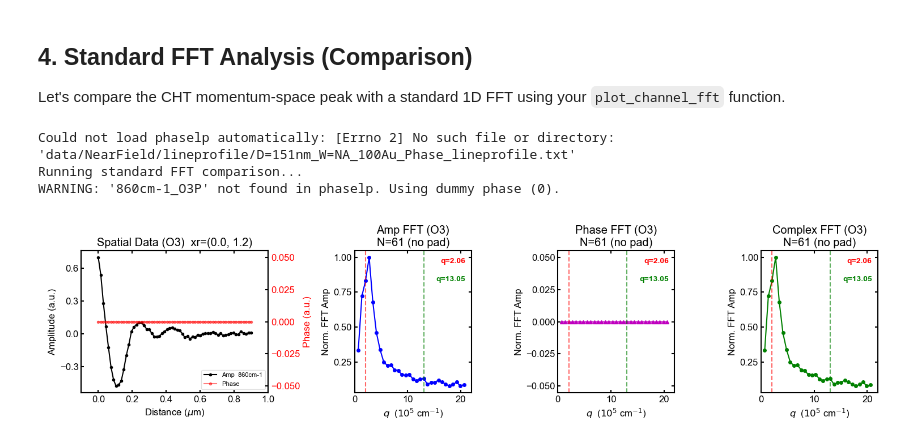
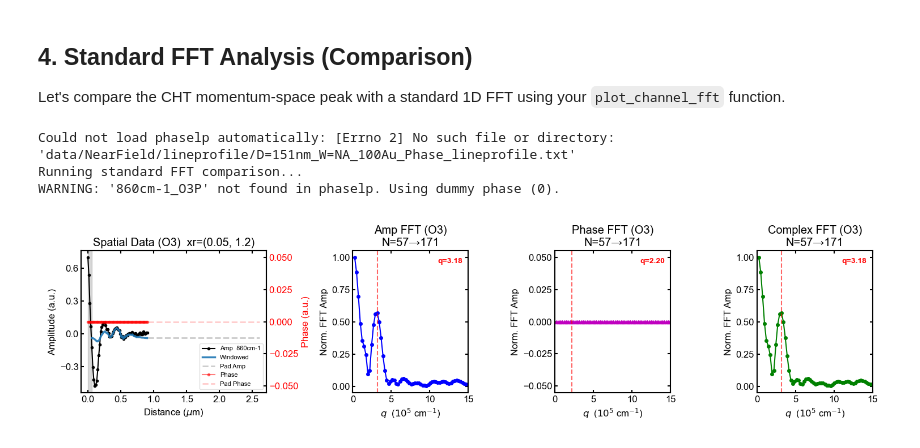
Before and after one commit to shizhe220/GMG-sSNOM-Analysis, a Jupyter notebook: fitting_pipeline.ipynb, the cells around one changed output. Saved outputs shown, nothing was run; the diff lists cells and outputs as text; code cells hidden in the pictures.

```diff
--- a/fitting_pipeline.ipynb
+++ b/fitting_pipeline.ipynb
@@ -58,3 +148,30 @@ Boundary used: 0.345 μm (Index: 23)
+# %%
+# === Select Target Wavenumber for Downstream Fitting ===
+target_wn = '860cm-1'
+L_cutoff = 0.9
+
+df_target = aligned_data_dict[target_wn]
+x_mat = df_target['distance_um'].values
+y_mat = df_target['O3A'].values
+
+from scipy.signal import savgol_filter
+# Background Subtraction
+window_len = min(41, len(y_mat) if len(y_mat) % 2 != 0 else len(y_mat)-1)
+y_bg = savgol_filter(y_mat, window_length=window_len, polyorder=2)
+y_mat = y_mat - y_bg
+
+# Phase data preparation (used by downstream FFT cell)
+# Because some downstream scripts rely on pandas Series mapped directly,
+# we construct amplp and phaselp dummy DataFrames to preserve compatibility
+amplp = pd.DataFrame({'distance_um': x_mat, f'{target_wn}_O3A': y_mat})
+phaselp = pd.DataFrame({f'{target_wn}_O3P': df_target['O3P'].values})
+
+# Keep only positive x (on the material) up to L_cutoff for CHT/RealSpace fits
+mask_fit = (x_mat >= 0) & (x_mat <= L_cutoff)
+x_f = x_mat[mask_fit]
+sig_f = y_mat[mask_fit]
+
+print(f"Loaded {target_wn} for fitting. Edge aligned at x=0. Total fitting points: {len(x_f)}")
 # %% [markdown]
 ## 2. Fit 1: Complex Hankel Transform (CHT)
 Here is the CHT fit. You can adjust the parameters below.
@@ -224,34 +341,34 @@ phaselp_path = 'data/NearField/lineprofile/D=151nm_W=NA_100Au_Phase_lineprofile.
 try:
     if 'phaselp' not in locals():
         phaselp = pd.read_csv(phaselp_path, delimiter='\t')
         phaselp.columns = phaselp.columns.str.strip()
 except Exception as e:
     print(f"Could not load phaselp automatically: {e}")
 
 try:
     print("Running standard FFT comparison...")
     x_dist = amplp['distance_um']
     amp_raw = amplp['860cm-1_O3A']
 
     if 'phaselp' in locals() and '860cm-1_O3P' in phaselp.columns:
         phase_raw = phaselp['860cm-1_O3P']
         print("Using real Phase data for complex FFT.")
     else:
         phase_raw = pd.Series(np.zeros_like(amp_raw))
         print("WARNING: '860cm-1_O3P' not found in phaselp. Using dummy phase (0).")
 
     # 🌟 q_guess is exposed here! Adjust [5, 30] to search for peaks in different k regions.
     nanoftir.plot_channel_fft(
         x_dist, amp_raw, phase_raw,
         label='O3', wn='860cm-1',
-        xr=(0.0, 1.2), q_range=(0, 22),
-        window='boxcar', pad_factor=1.0,
-        q_guess=[2, 18]
+        xr=(0.05, 1.2), q_range=(0, 15),
+        window='hann', pad_factor=3.0,
+        q_guess=[3]
     )
 except Exception as e:
     print(f"Error running FFT: {e}")
 # %% [output]
 Could not load phaselp automatically: [Errno 2] No such file or directory: 'data/NearField/lineprofile/D=151nm_W=NA_100Au_Phase_lineprofile.txt'
 Running standard FFT comparison...
 WARNING: '860cm-1_O3P' not found in phaselp. Using dummy phase (0).
-[figure, old version]
+[figure, new version]
```
Also changed, not shown: parts of 5 cells of this notebook, 7 other files.
